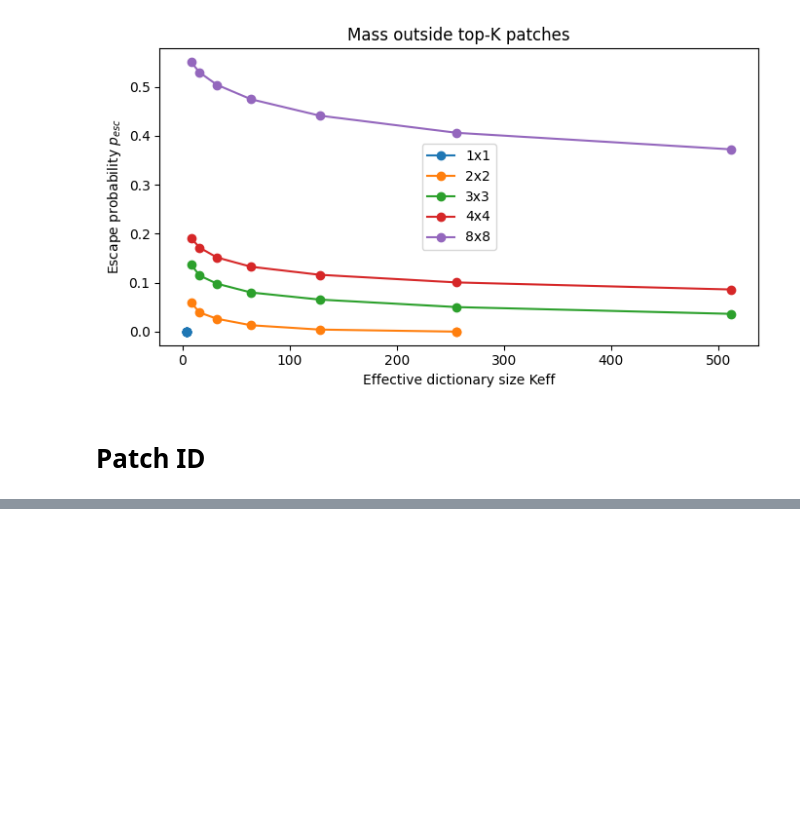
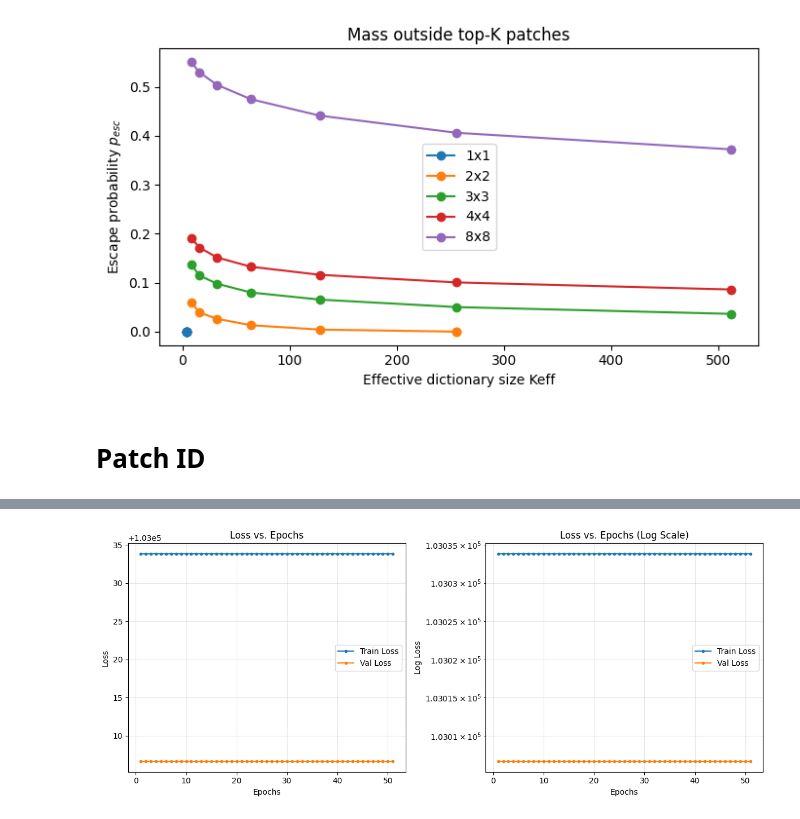
Before and after one commit to ArghyaDas112358/smart-pixels-ml, a Jupyter notebook: Pattern_patching.ipynb, the cells around one changed output, grey strips where cells are left out. Saved outputs shown, nothing was run; the diff lists cells and outputs as text; code cells hidden in the pictures; blank space fills up the shorter version.

```diff
--- a/Pattern_patching.ipynb
+++ b/Pattern_patching.ipynb
@@ -540,7 +468,6 @@ def build_patch_LUT(patch2id, patch_dim, *, unk_id=0):
     K = pH * pW
     pow4 = (4 ** np.arange(K, dtype=np.int64))
 
-    # keys for table
     keys_np = np.array(
         [np.dot(np.asarray(pat, dtype=np.int64), pow4) for pat in patch2id.keys()],
         dtype=np.int64
@@ -554,7 +481,8 @@ def build_patch_LUT(patch2id, patch_dim, *, unk_id=0):
         value_dtype=tf.int64,
     )
     table = tf.lookup.StaticHashTable(init, default_value=tf.constant(unk_id, tf.int64))
-    return table
+    return table, keys_np, vals_np
 
-patch_LUT = build_patch_LUT(patch2id, patch_dim, unk_id=unk_id)
+patch_LUT, dict_keys_np, dict_ids_np = build_patch_LUT(patch2id, patch_dim, unk_id=unk_id)
+dict_ids_np = dict_ids_np.astype(np.int32)
 # %%
@@ -658,12 +658,13 @@ class TokenizedSequence(keras.utils.Sequence):
         return tokens, y
 # %%
 train_tok = TokenizedSequence(training_generator, quantizer_model, patch_dim, patch_LUT,
+                              dict_keys_np, dict_ids_np,
                               unk_id=unk_id, stride=None, padding = "same")
 val_tok   = TokenizedSequence(validation_generator, quantizer_model, patch_dim, patch_LUT,
+                              dict_keys_np, dict_ids_np,
                               unk_id=unk_id, stride=None, padding = "same")
 
 t0, y0 = train_tok[0]
-print("seq_len:", seq_len)
 print("tokens:", t0.shape, t0.dtype, "y:", y0.shape, y0.dtype)
 
 # seq_len from tokens
@@ -709,8 +723,15 @@ def create_LUT_model(seq_len, vocab_size, d_model=64, n_heads=8, ff=128, n_layer
 
     return tf.keras.Model(tokens_in, out)
 
-lut_model = create_LUT_model(seq_len=seq_len, vocab_size=vocab_size, n_outputs=14)
-
+lut_model = create_LUT_model(
+    seq_len=seq_len,
+    vocab_size=vocab_size,
+    d_model=32,    # smaller
+    n_heads=4,
+    ff=64,
+    n_layers=3,
+    n_outputs=14,
+)
 lut_model.compile(
     optimizer=tf.keras.optimizers.Nadam(learning_rate=1e-3, clipnorm=1.0),
     loss=custom_loss,
@@ -838,0 +820,35 @@ ptxas warning : Registers are spilled to local memory in function 'input_reduce_
+# %%
+def plot_keras_history(history):
+    h = history.history
+    epochs = range(1, len(h['loss']) + 1)
+
+    plt.figure(figsize=(12, 5))
+
+    # Loss Plot
+    plt.subplot(1, 2, 1)
+    plt.plot(epochs, h['loss'], 'o-', label='Train Loss', markersize=3)
+    plt.plot(epochs, h['val_loss'], 'o-', label='Val Loss', markersize=3)
+    plt.title('Loss vs. Epochs')
+    plt.xlabel('Epochs')
+    plt.ylabel('Loss')
+    plt.legend()
+    plt.grid(True, alpha=0.3)
+
+    # Log-Loss Plot (Crucial for your 100k loss values)
+    plt.subplot(1, 2, 2)
+    plt.plot(epochs, h['loss'], 'o-', label='Train Loss', markersize=3)
+    plt.plot(epochs, h['val_loss'], 'o-', label='Val Loss', markersize=3)
+    plt.yscale('log')
+    plt.title('Loss vs. Epochs (Log Scale)')
+    plt.xlabel('Epochs')
+    plt.ylabel('Log Loss')
+    plt.legend()
+    plt.grid(True, which="both", alpha=0.3)
+
+    plt.tight_layout()
+    plt.show()
+
+# Call the function
+plot_keras_history(history)
+# %% [output]
+[figure, added]
```
Also changed, not shown: parts of 11 cells of this notebook.
